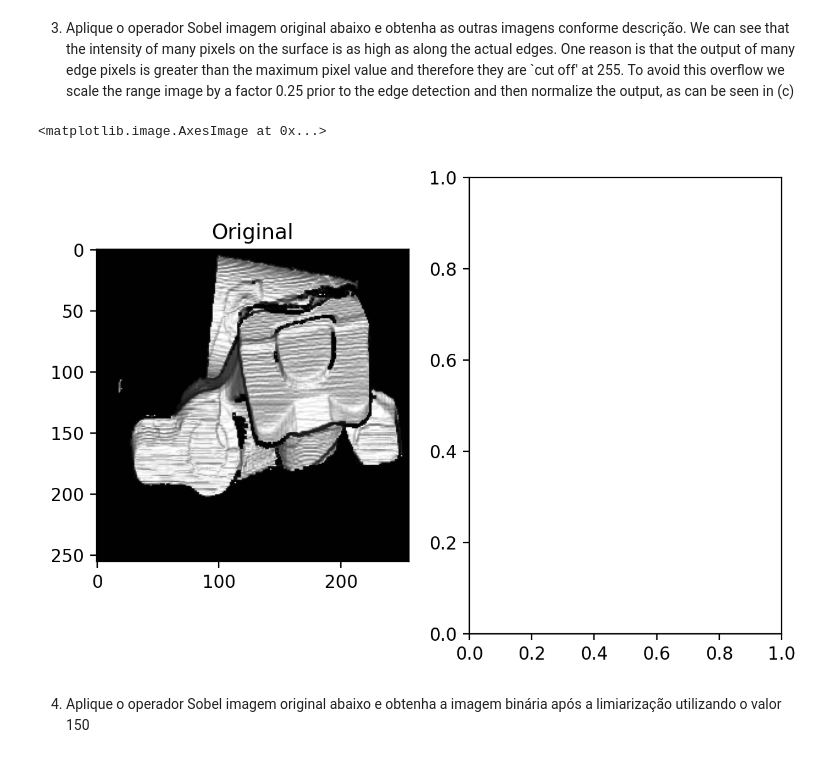
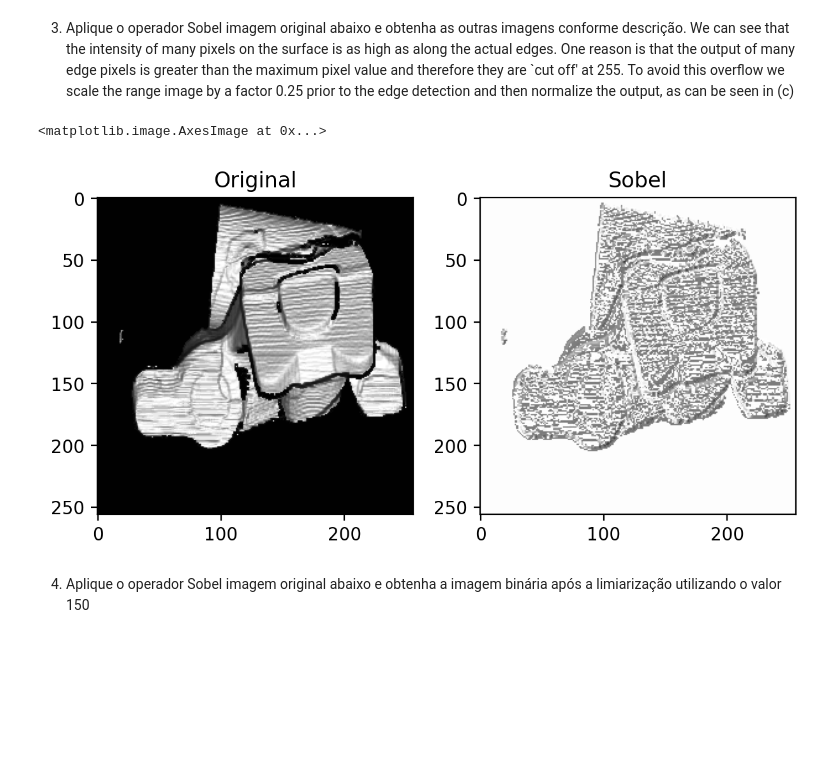
Before and after one commit to JhonnyBn/labs-pdi-pgc111-labs-2023-02, a Jupyter notebook: Lab05 - High pass filtering/Lab05.ipynb, the cells around one changed output. Drawn from its saved outputs; the diff is of its cells as text; code cells hidden in the pictures; blank space fills up the shorter version.

```diff
--- a/Lab05 - High pass filtering/Lab05.ipynb
+++ b/Lab05 - High pass filtering/Lab05.ipynb
@@ -80,20 +80,35 @@ axes[1,2].imshow(img_atenuada, cmap='gray', vmin=0, vmax=255)
 # %%
 import cv2
 import math
 import matplotlib.pyplot as plt
 import numpy as np
-from scipy.signal import convolve2d
 
 plt.rcParams['figure.dpi'] = 200
 
 img = cv2.imread("ren1.png", cv2.IMREAD_GRAYSCALE)
 
+# escala da imagem por um fator de 0.25
+scaled_img = img * 0.25
+
+# Aplicação do operador Sobel
+sobelx = cv2.Sobel(scaled_img, cv2.CV_64F, 1, 0, ksize=3)
+sobely = cv2.Sobel(scaled_img, cv2.CV_64F, 0, 1, ksize=3)
+
+# Normalize a saída para evitar saturação
+sobelx = cv2.normalize(sobelx, None, 0, 255, cv2.NORM_MINMAX, cv2.CV_8U)
+sobely = cv2.normalize(sobely, None, 0, 255, cv2.NORM_MINMAX, cv2.CV_8U)
+
+# Combine as componentes x e y para obter a imagem de bordas
+edges = cv2.bitwise_or(sobelx, sobely)
+
 fig, axes = plt.subplots(1,2, layout="constrained")
 axes[0].set_title("Original")
 axes[0].imshow(img, cmap='gray', vmin=0, vmax=255)
+axes[1].set_title("Sobel")
+axes[1].imshow(edges, cmap='gray', vmin=0, vmax=255)
 # %% [output]
 <matplotlib.image.AxesImage at 0x...>
-[figure, old version]
+[figure, new version]
 # %% [markdown]
 4) Aplique o operador Sobel imagem original abaixo e obtenha a imagem binária após a limiarização utilizando o valor 150
 # %%
```
Also changed, not shown: parts of 3 cells of this notebook, 1 other file.
